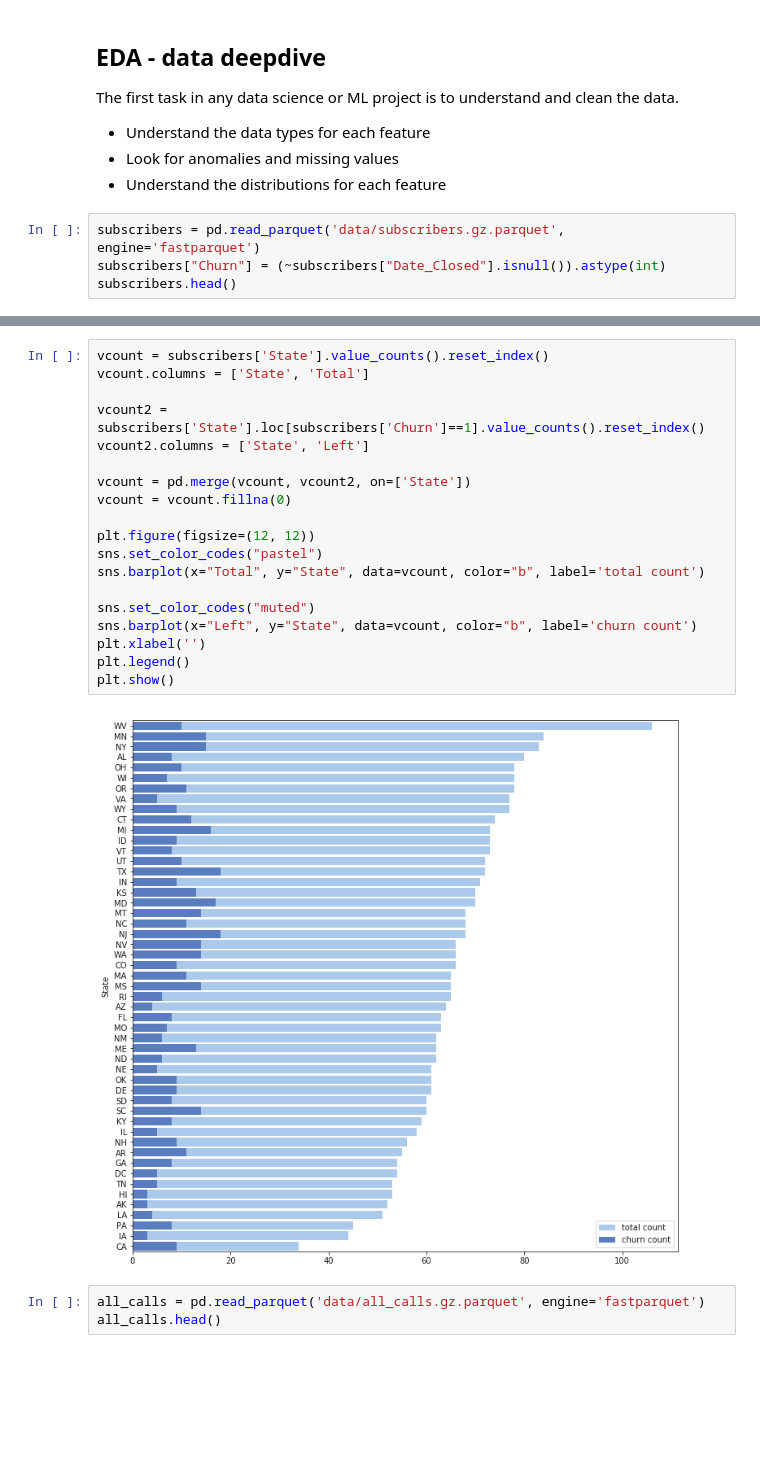
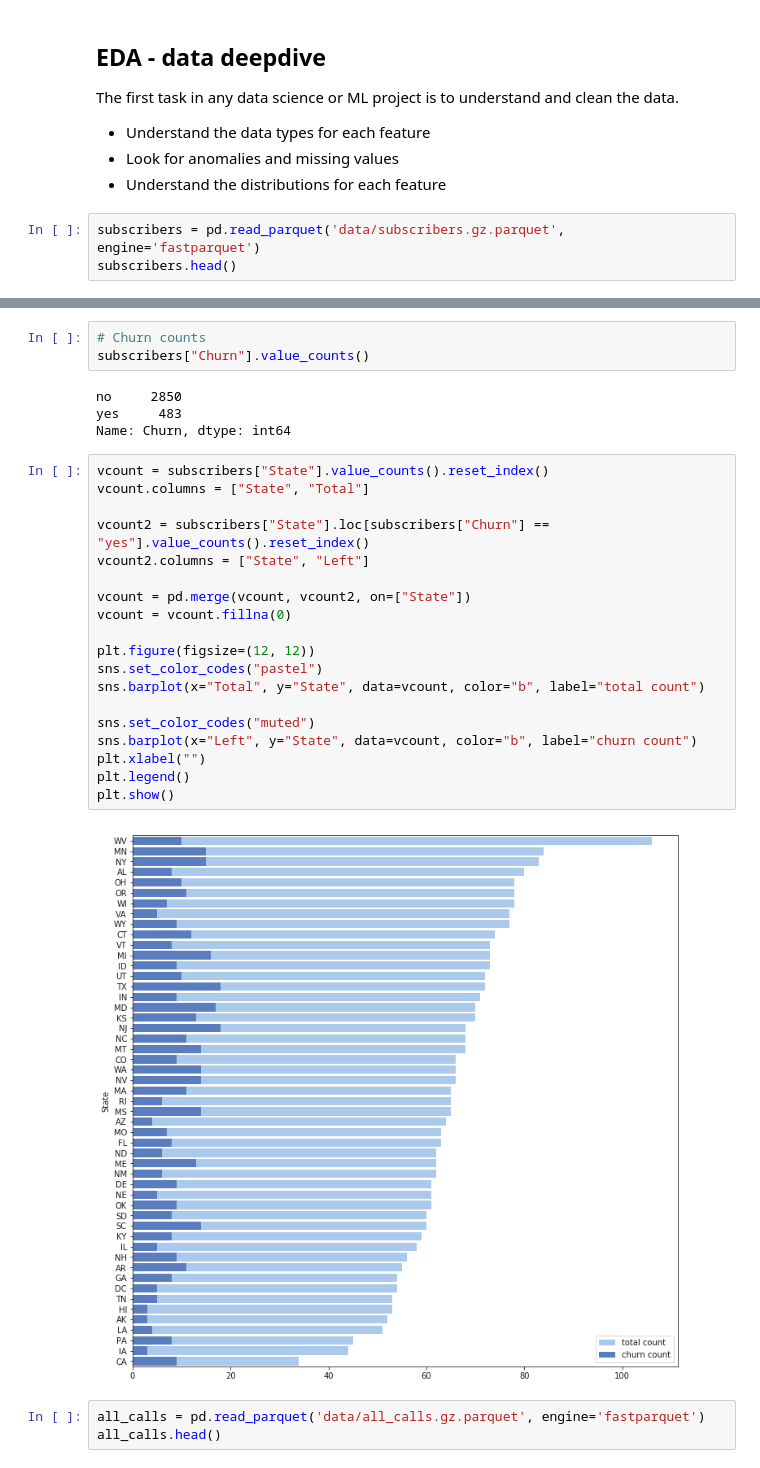
Before and after one commit to basisai/churn_prediction, a Jupyter notebook: doc/churn_prediction.ipynb, the cells around one changed output, grey strips where cells are left out. Drawn from its saved outputs; the diff is of its cells as text; blank space fills up the shorter version.

```diff
--- a/doc/churn_prediction.ipynb
+++ b/doc/churn_prediction.ipynb
@@ -19,6 +27,5 @@ The first task in any data science or ML project is to understand and clean the
 - Understand the distributions for each feature
 # %%
 subscribers = pd.read_parquet('data/subscribers.gz.parquet', engine='fastparquet')
-subscribers["Churn"] = (~subscribers["Date_Closed"].isnull()).astype(int)
 subscribers.head()
 # %% [output]
@@ -31,24 +38,31 @@ subscribers.head()
+# %%
+# Churn counts
+subscribers["Churn"].value_counts()
+# %% [output]
+no     2850
+yes     483
+Name: Churn, dtype: int64
 # %%
-vcount = subscribers['State'].value_counts().reset_index()
-vcount.columns = ['State', 'Total']
+vcount = subscribers["State"].value_counts().reset_index()
+vcount.columns = ["State", "Total"]
 
-vcount2 = subscribers['State'].loc[subscribers['Churn']==1].value_counts().reset_index()
-vcount2.columns = ['State', 'Left']
+vcount2 = subscribers["State"].loc[subscribers["Churn"] == "yes"].value_counts().reset_index()
+vcount2.columns = ["State", "Left"]
 
-vcount = pd.merge(vcount, vcount2, on=['State'])
+vcount = pd.merge(vcount, vcount2, on=["State"])
 vcount = vcount.fillna(0)
 
 plt.figure(figsize=(12, 12))
 sns.set_color_codes("pastel")
-sns.barplot(x="Total", y="State", data=vcount, color="b", label='total count')
+sns.barplot(x="Total", y="State", data=vcount, color="b", label="total count")
 
 sns.set_color_codes("muted")
-sns.barplot(x="Left", y="State", data=vcount, color="b", label='churn count')
-plt.xlabel('')
+sns.barplot(x="Left", y="State", data=vcount, color="b", label="churn count")
+plt.xlabel("")
 plt.legend()
 plt.show()
 # %% [output]
-[figure, old version]
+[figure, new version]
 # %%
 all_calls = pd.read_parquet('data/all_calls.gz.parquet', engine='fastparquet')
 all_calls.head()
```
Also changed, not shown: parts of 12 cells of this notebook, 9 other files.
